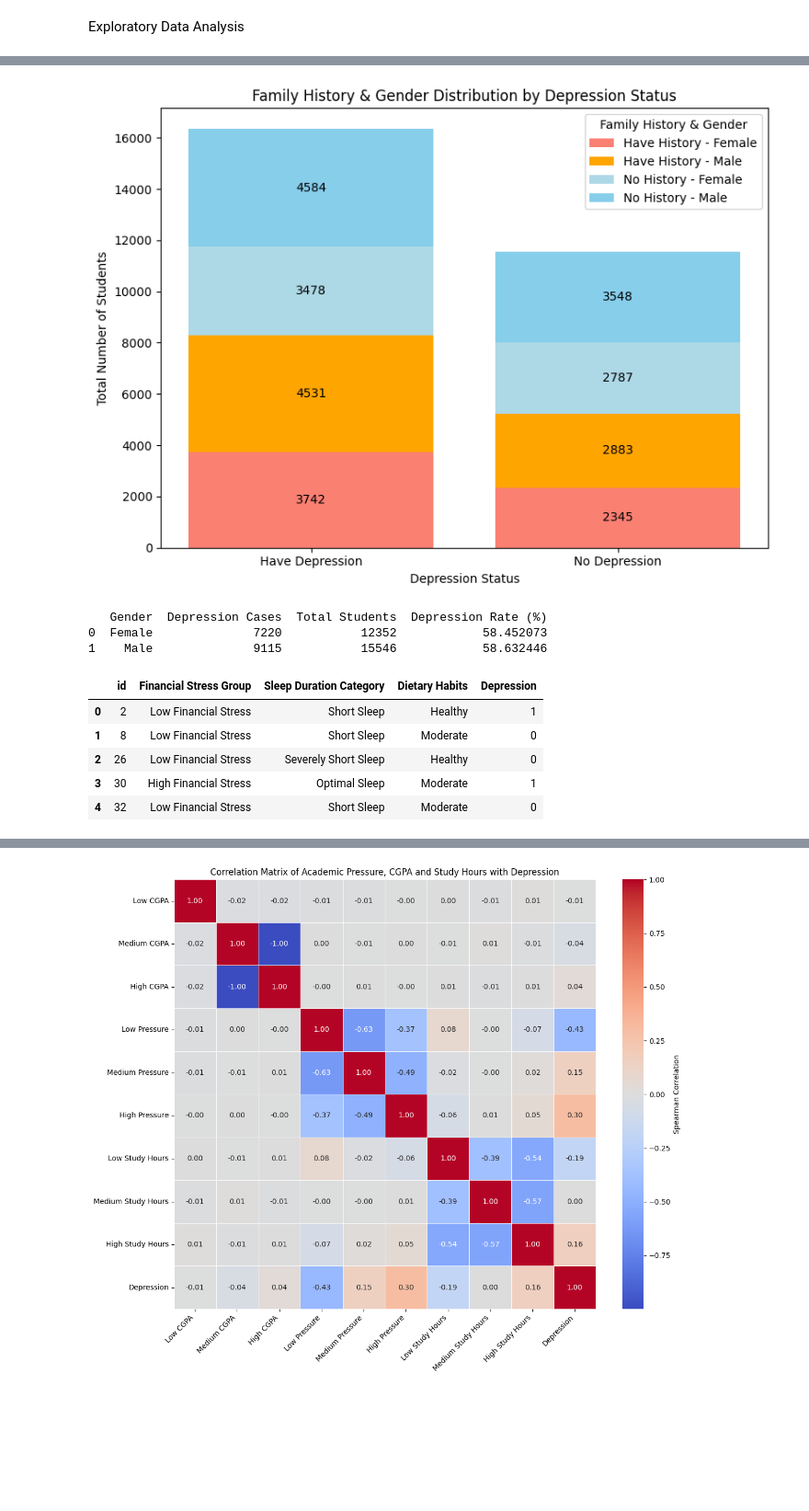
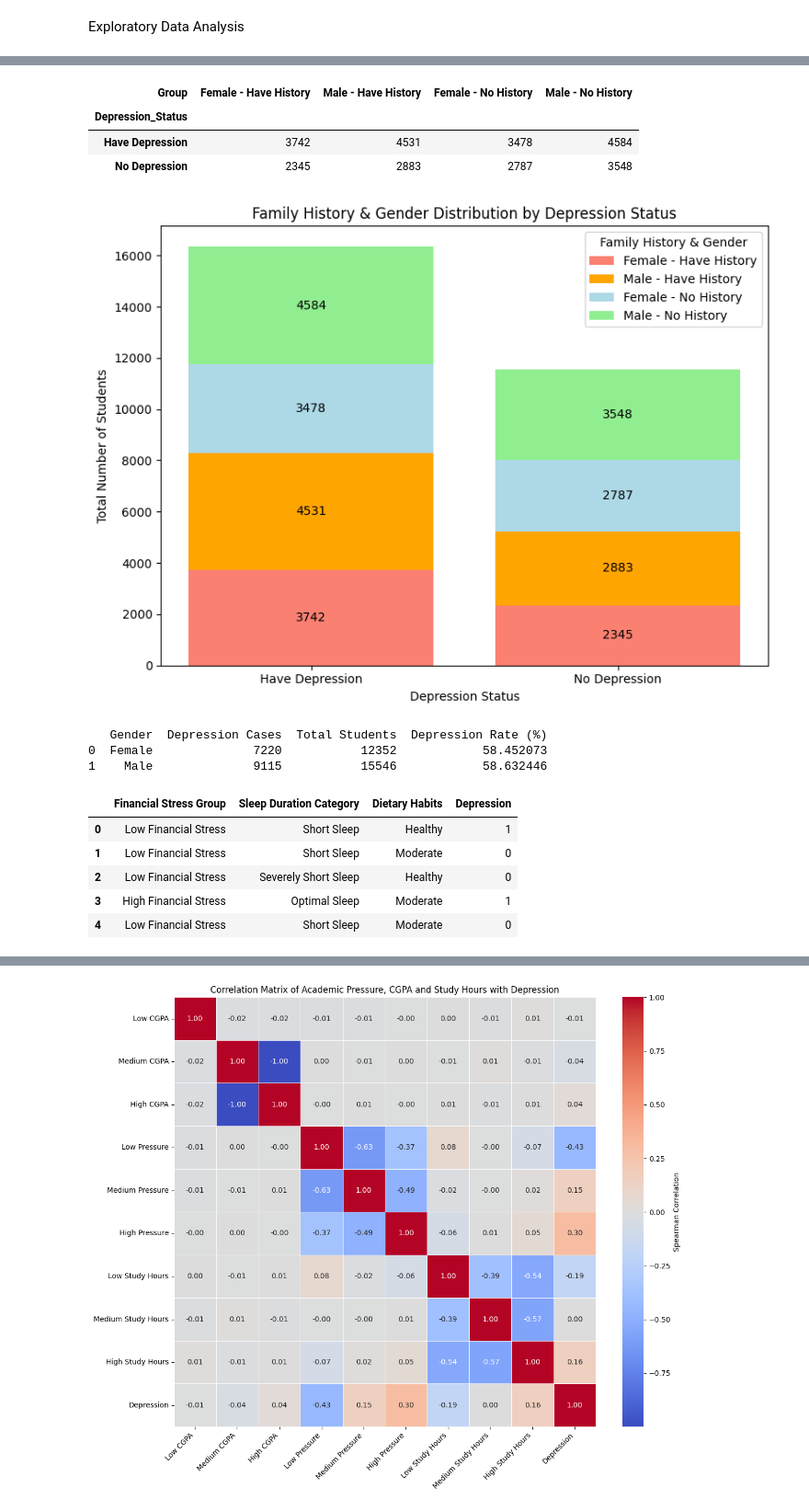
Before and after one commit to AdlinSofea43/Assignment-Part-2, a Jupyter notebook: Data Science Project.ipynb, the cells around one changed output, grey strips where cells are left out. Shown at 92% size. Drawn from its saved outputs; the diff is of its cells as text; code cells hidden in the pictures; blank space fills up the shorter version.

```diff
--- a/Data Science Project.ipynb
+++ b/Data Science Project.ipynb
@@ -480,2 +493,5 @@ df
 # %% [markdown]
  Exploratory Data Analysis
+# %%
+df = df.drop(columns=['Age', 'CGPA', 'Sleep Duration', 'Study Hours', 'Financial Stress'])
+df
@@ -484,0 +526,8 @@ import seaborn as sb
+# %%
+# map binary values to strings
+df_q1["Depression_Status"] = df_q1["Depression"].map({0: "No Depression", 1: "Have Depression"})
+df_q1["Family History of Mental Illness"] = df_q1["Family History of Mental Illness"].map({0: "No History", 1: "Have History"})
+
+# combined group column for stacking
+df_q1["Group"] = df_q1["Gender"] + " - " + df_q1["Family History of Mental Illness"]
+df_q1.head()
@@ -485,56 +541,47 @@ import seaborn as sb
+# %%
+# group by Depression Status and the new combined group column
+grouped = (df_q1.groupby(["Depression_Status", "Group"], observed=False).size().unstack(fill_value=0))
+
+# define stacking order
+desired_order = ["Female - Have History", "Male - Have History", "Female - No History", "Male - No History"]
+grouped = grouped[desired_order]
+
+grouped.head()
+# %% [output]
+| Group | Female - Have History | Male - Have History | Female - No History | Male - No History |
+| Depression_Status |  |  |  |  |
+| Have Depression | 3742 | 4531 | 3478 | 4584 |
+| No Depression | 2345 | 2883 | 2787 | 3548 |
 # %%
-# question 1
-df_q1 = df[["Gender", "Family History of Mental Illness", "Depression"]].copy()
-
-# map binary values to strings
-df_q1["Depression_Status"] = df_q1["Depression"].map({0: "No Depression", 1: "Have Depression"})
-df_q1["Family History of Mental Illness"] = df_q1["Family History of Mental Illness"].map({0: "No History", 1: "Have History"})
-
-# combined group column for stacking
-df_q1["Group"] = df_q1["Family History of Mental Illness"] + " - " + df_q1["Gender"]
-
-# group by Depression Status and the new combined group column
-grouped = (df_q1.groupby(["Depression_Status", "Group"], observed=False).size().unstack(fill_value=0))
-
-# define stacking order
-desired_order = ["Have History - Female", "Have History - Male", "No History - Female", "No History - Male"]
-grouped = grouped[desired_order]
-
-# plotting
+# plotting for stacked bar chart
 label = grouped.index
 data = grouped.values
 bar_width = 0.6
 fig, q1graph = plt.subplots(figsize=(8, 6))
 bottom = np.zeros(len(label))
-colors = ['salmon', 'orange', 'lightblue', 'skyblue']
+colors = ['salmon', 'orange', 'lightblue', 'lightgreen']
 
 # compute cumulative height for labels
 h = np.cumsum(data, axis=1)
 
 # loop through each segment and stack
 for i, col in enumerate(grouped.columns):
-    q1graph.bar(
-        label,
-        data[:, i],
-        bottom=bottom,
-        label=col,
-        color=colors[i]
-    )
+    q1graph.bar(label, data[:, i], bottom=bottom, label=col, color=colors[i])
     bottom += data[:, i]
 
 q1graph.set_title("Family History & Gender Distribution by Depression Status")
 q1graph.set_xlabel("Depression Status")
 q1graph.set_ylabel("Total Number of Students")
 q1graph.legend(title="Family History & Gender")
 
 # value labels inside each segment
 for i in range(len(label)):
     for j in range(data.shape[1]):
         y_pos = h[i, j] - (data[i, j] / 2)
         q1graph.text(i, y_pos, str(data[i, j]), ha='center', va='center', color='black')
 
 plt.tight_layout()
 plt.show()
 # %% [output]
-[figure, old version]
+[figure, new version]
 # %%
@@ -551,12 +598,12 @@ print(gender_depress)
 # %%
 # question 2
 
-df_q2 = df[[ "id", "Financial Stress Group", "Sleep Duration Category", "Dietary Habits", "Depression" ]].copy()
+df_q2 = df[["Financial Stress Group", "Sleep Duration Category", "Dietary Habits", "Depression"]].copy()
 df_q2.head()
 # %% [output]
-|  | id | Financial Stress Group | Sleep Duration Category | Dietary Habits | Depression |
-| 0 | 2 | Low Financial Stress | Short Sleep | Healthy | 1 |
-| 1 | 8 | Low Financial Stress | Short Sleep | Moderate | 0 |
-| 2 | 26 | Low Financial Stress | Severely Short Sleep | Healthy | 0 |
-| 3 | 30 | High Financial Stress | Optimal Sleep | Moderate | 1 |
-| 4 | 32 | Low Financial Stress | Short Sleep | Moderate | 0 |
+|  | Financial Stress Group | Sleep Duration Category | Dietary Habits | Depression |
+| 0 | Low Financial Stress | Short Sleep | Healthy | 1 |
+| 1 | Low Financial Stress | Short Sleep | Moderate | 0 |
+| 2 | Low Financial Stress | Severely Short Sleep | Healthy | 0 |
+| 3 | High Financial Stress | Optimal Sleep | Moderate | 1 |
+| 4 | Low Financial Stress | Short Sleep | Moderate | 0 |
```
Also changed, not shown: parts of 24 cells of this notebook.
